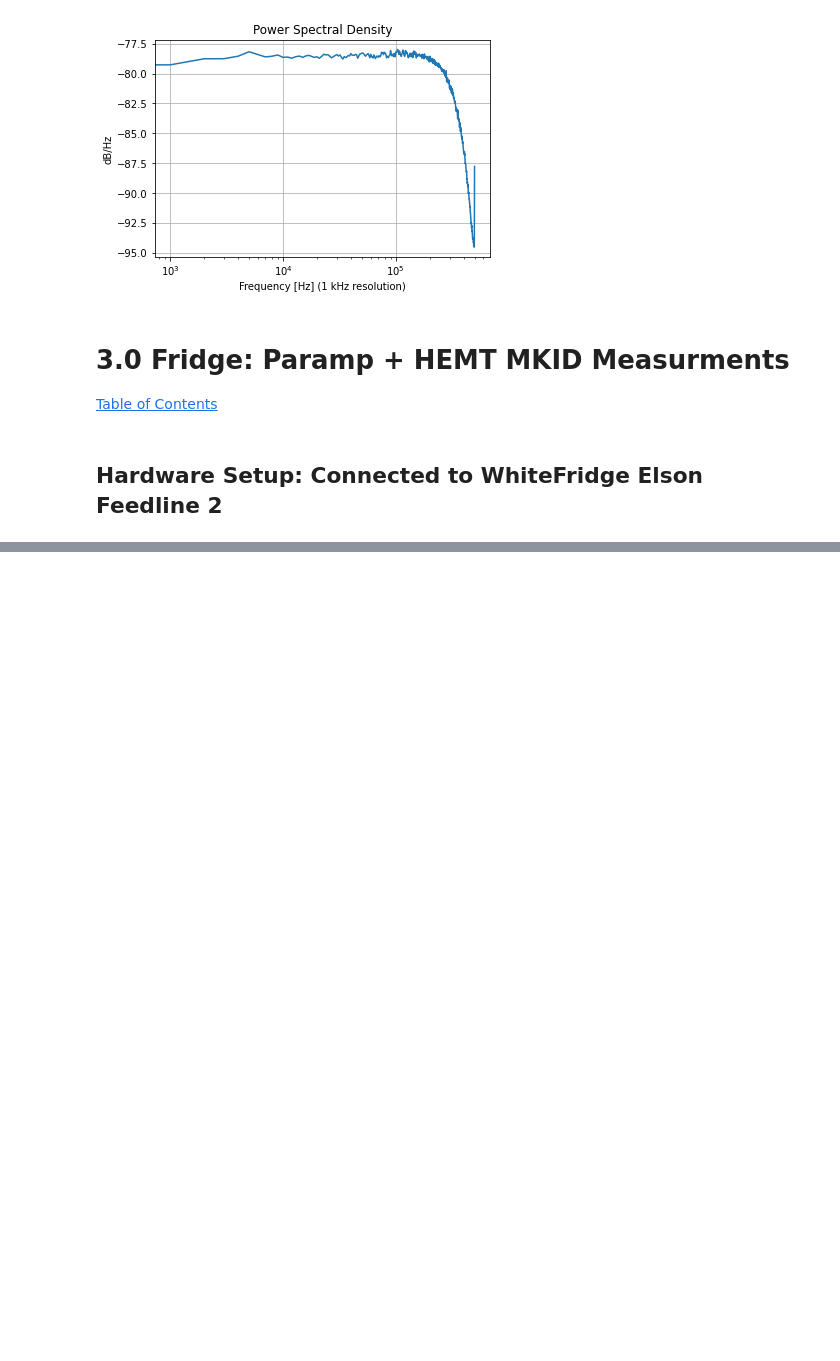
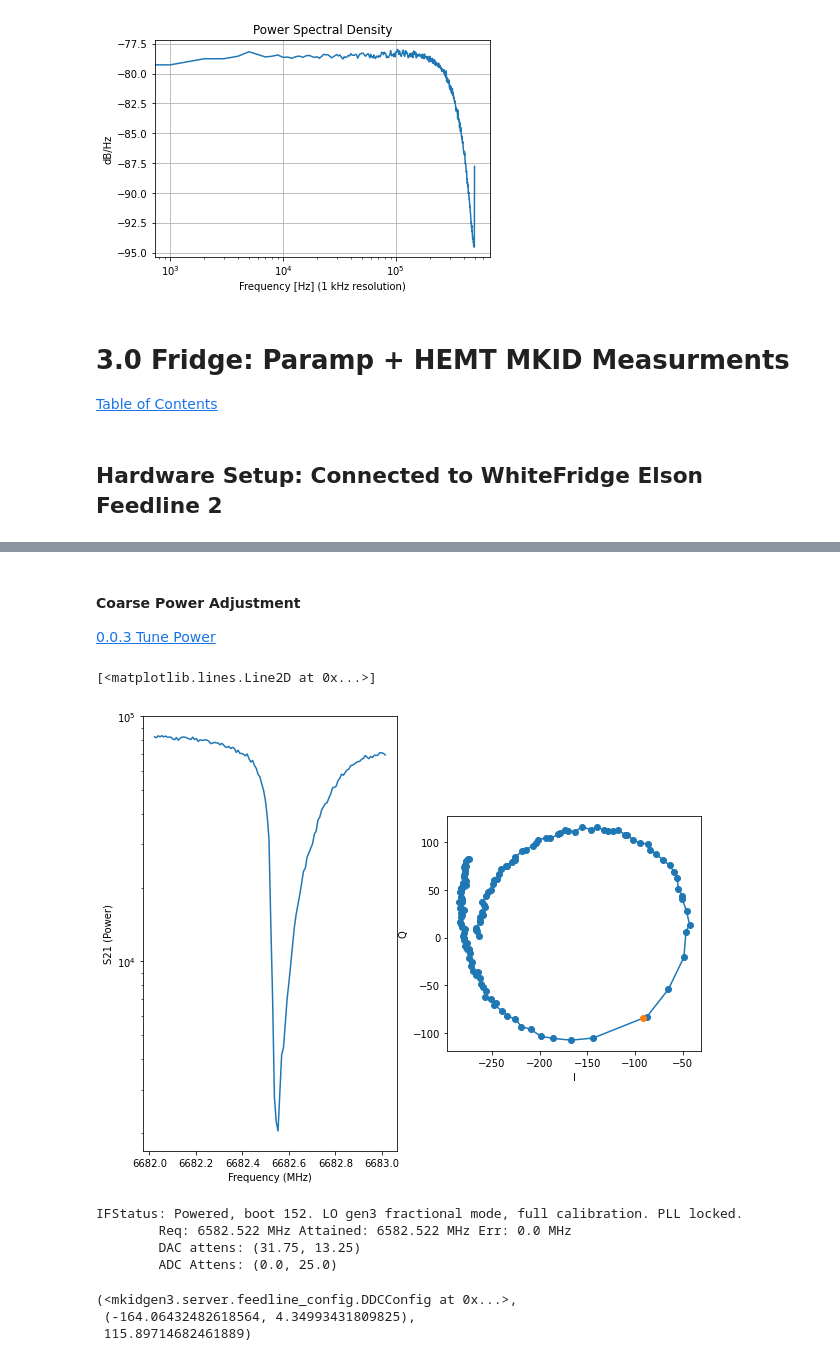
Before and after one commit to MazinLab/MKIDGen3, a Jupyter notebook: notebooks/G3_Paper_Data_Figures.ipynb, the cells around one changed output, grey strips where cells are left out. Drawn from its saved outputs; the diff is of its cells as text; code cells hidden in the pictures; blank space fills up the shorter version.

```diff
--- a/notebooks/G3_Paper_Data_Figures.ipynb
+++ b/notebooks/G3_Paper_Data_Figures.ipynb
@@ -218,0 +224,5 @@ plot_psd(phase0, fs=1e6, fres=1e3)
+# %%
+# Run DAC
+tones = np.array([100e6])
+wvfm_cfg = WaveformConfig(waveform=WaveformFactory(frequencies=tones, seed=6, dac_dynamic_range = 0.9, compute=True))
+ol.dac_table.configure(**wvfm_cfg.settings_dict())
@@ -218,0 +235,47 @@ plot_psd(phase0, fs=1e6, fres=1e3)
+# %% [markdown]
+#### Coarse Power Adjustment
+
+[0.0.3 Tune Power](#power)
+# %%
+res_freq = 6682.522
+lo_cen = res_freq - tones[0]*1e-6
+# %%
+capture = ol.capture
+ddccontrol = ol.photon_pipe.reschan.ddccontrol_0
+
+sweep = sweepconfig = SweepConfig.from_bandwidth(
+    bandwidth = 1e6,
+    points=128,
+    average=128,
+    waveform=wvfm_cfg,
+    lo_center=lo_cen
+).reset_ddc(ddccontrol).run_sweep(ifboard=ifb, capture = capture)
+# %%
+ifb.set_lo(lo_cen)
+iq_val_res = get_iq_point(ol)
+# %%
+fig, (ax0, ax1) = plt.subplots(1,2, figsize = (10, 8))
+sweep.plot(ax0)
+sweep.plot_loops(ax1)
+ax1.plot(iq_val_res.real, iq_val_res.imag, "o")
+# %% [output]
+[<matplotlib.lines.Line2D at 0x...>]
+[figure, added]
+# %%
+# Fine Power Adjustment
+ifb = IFBoard()
+ifb.power_on()
+ifb.set_attens(output_attens=45, input_attens=25)
+print(ifb.status())
+# %% [output]
+IFStatus: Powered, boot 152. LO gen3 fractional mode, full calibration. PLL locked.
+        Req: 6582.522 MHz Attained: 6582.522 MHz Err: 0.0 MHz
+        DAC attens: (31.75, 13.25)
+        ADC Attens: (0.0, 25.0)
+# %%
+# Rotate and Center
+rotate_and_center(sweep, targets = [-2*np.pi/4], program = ddccontrol)
+# %% [output]
+(<mkidgen3.server.feedline_config.DDCConfig at 0x...>,
+ (-164.06432482618564, 4.34993431809825),
+ 115.89714682461889)
```
Also changed, not shown: parts of 14 cells of this notebook.
